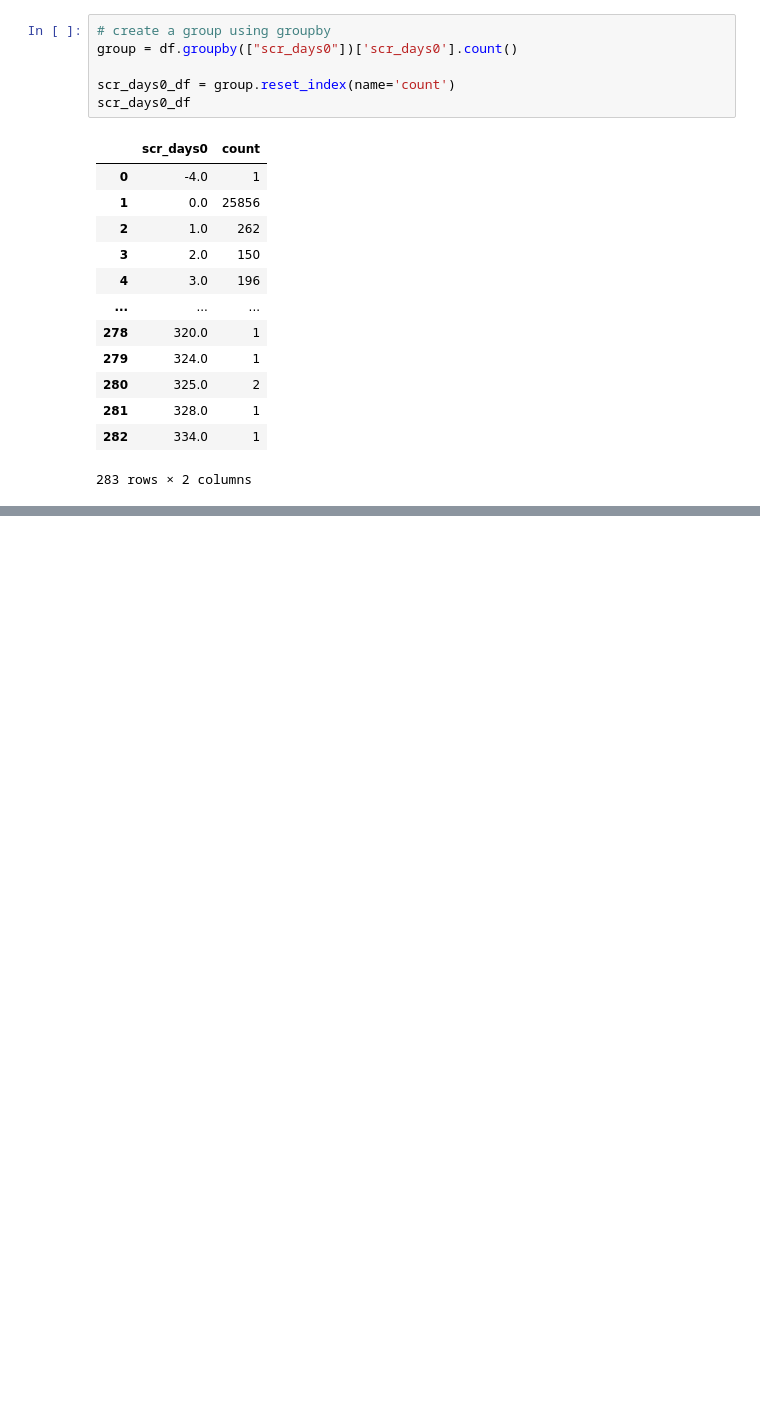
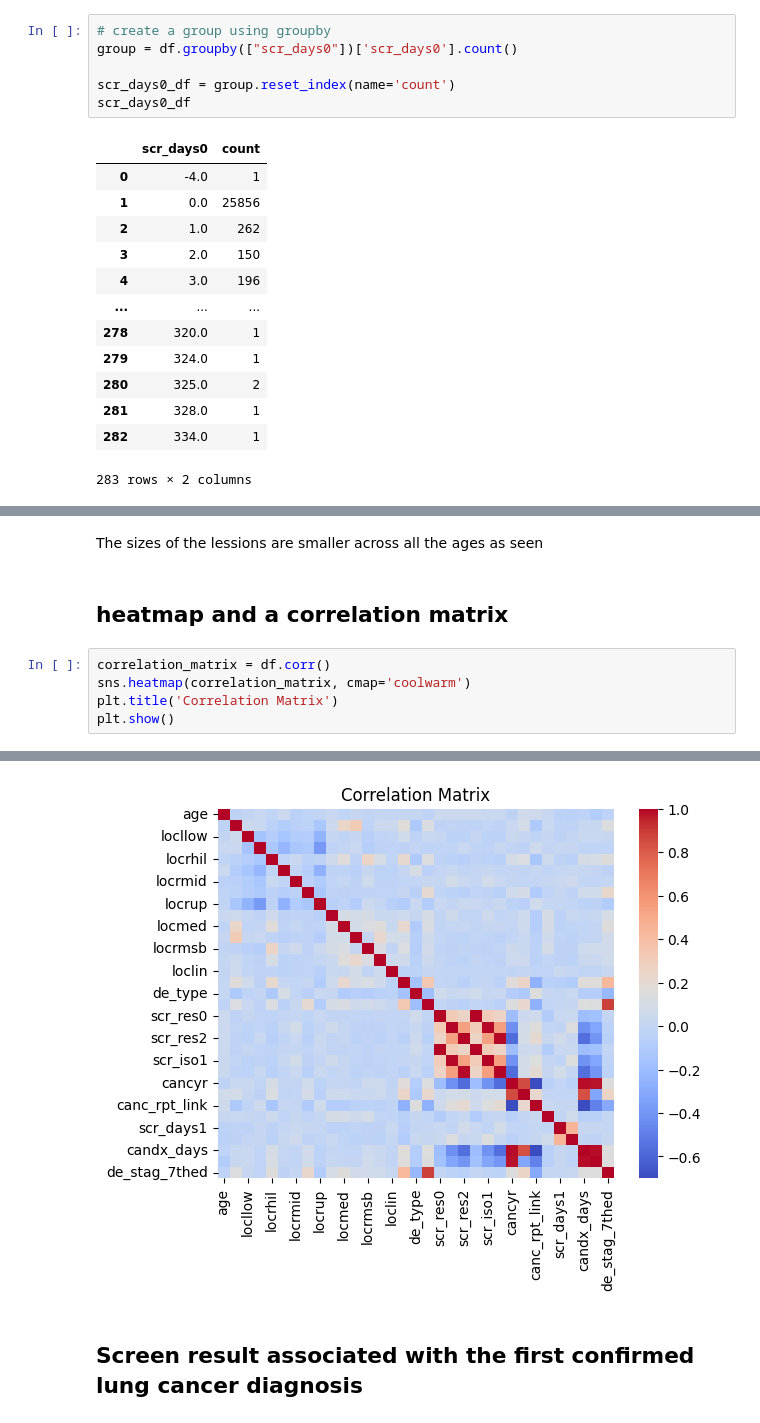
Before and after one commit to Desmondonam/Lung_cancer_Prediction, a Jupyter notebook: Copy_of_EDA_Lungcancer_prediction.ipynb, the cells around one changed output, grey strips where cells are left out. Drawn from its saved outputs; the diff is of its cells as text; blank space fills up the shorter version.

```diff
--- a/Copy_of_EDA_Lungcancer_prediction.ipynb
+++ b/Copy_of_EDA_Lungcancer_prediction.ipynb
@@ -199,0 +265,10 @@ fig_random.show()
+# %% [markdown]
+The sizes of the lessions are smaller across all the ages as seen
+# %% [markdown]
+## heatmap and a correlation matrix
+# %%
+correlation_matrix = df.corr()
+sns.heatmap(correlation_matrix, cmap='coolwarm')
+plt.title('Correlation Matrix')
+plt.show()
+# %% [output]
@@ -199,0 +276,3 @@ fig_random.show()
+[figure, added]
+# %% [markdown]
+## Screen result associated with the first confirmed lung cancer diagnosis
```
Also changed, not shown: parts of 17 cells of this notebook.
